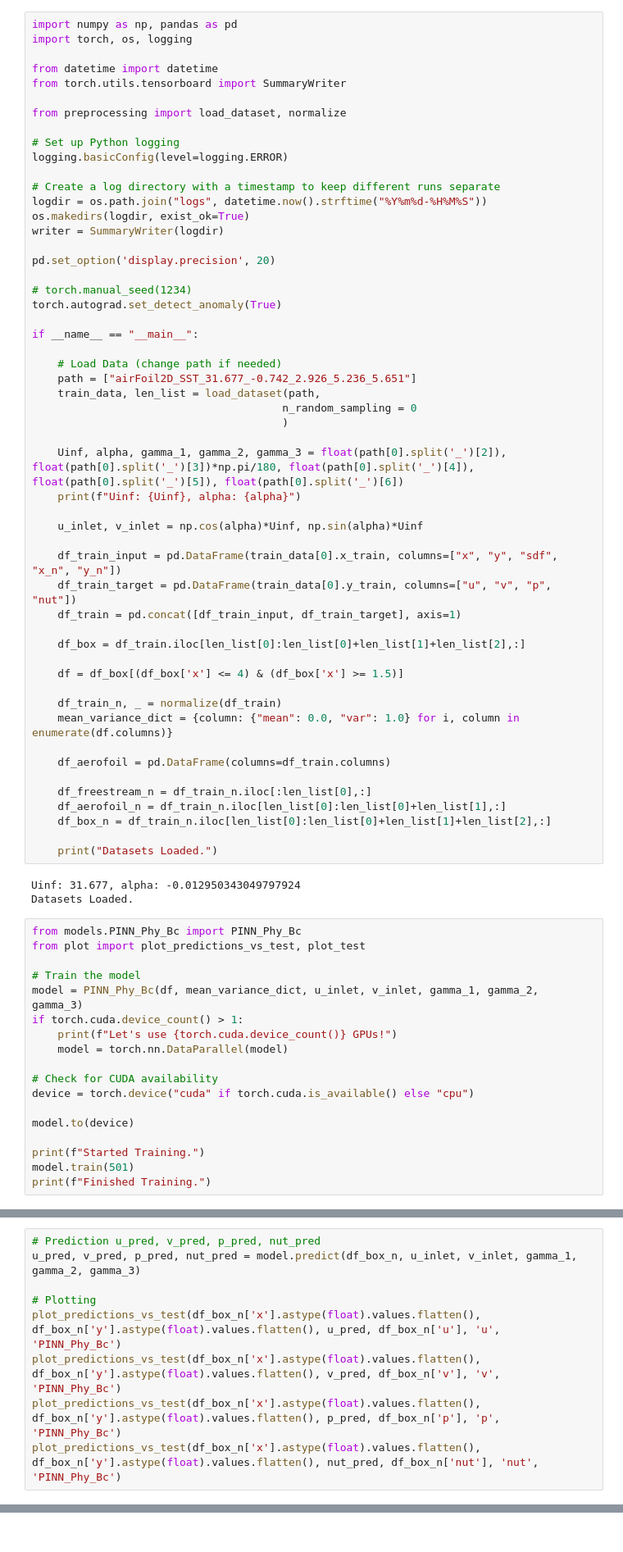
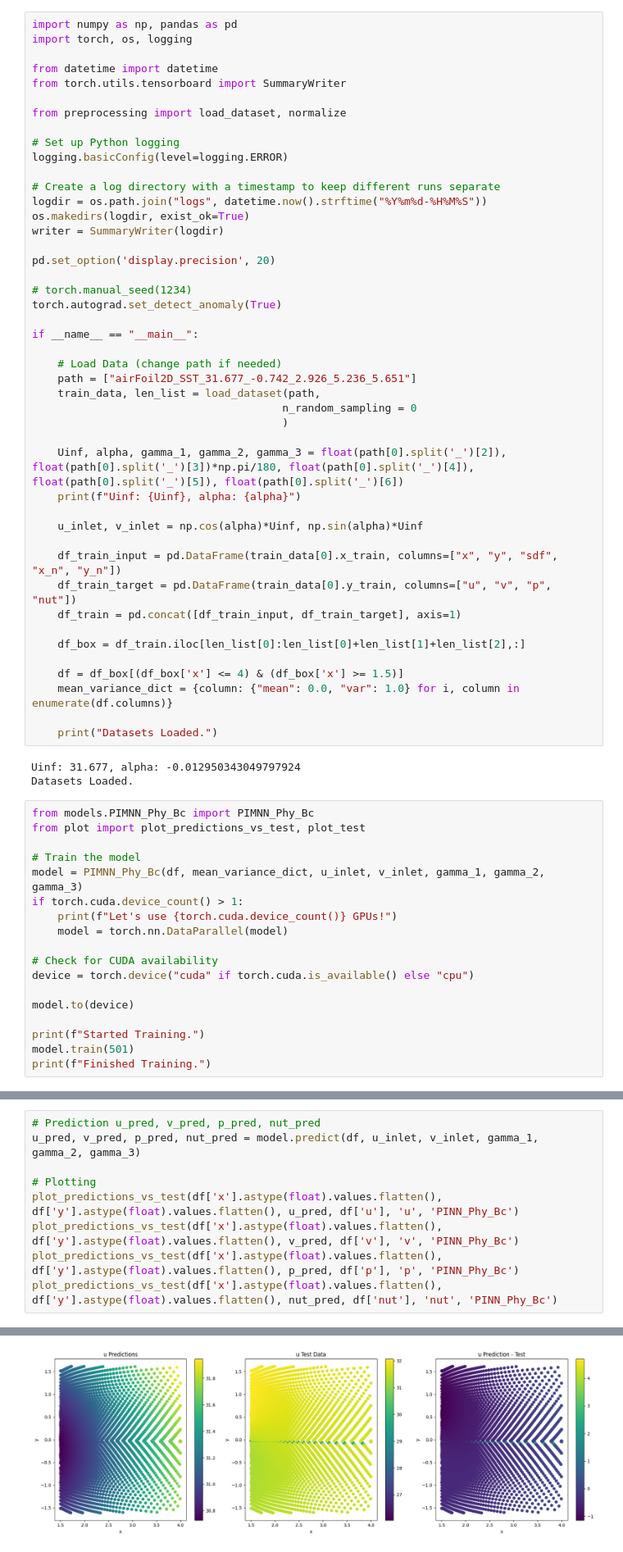
Before and after one commit to LeonDeligny/AirfRANS_PINNs, a Jupyter notebook: __main__.ipynb, the cells around one changed output, grey strips where cells are left out. Shown at 82% size. Saved outputs shown, nothing was run; the diff lists cells and outputs as text.

```diff
--- a/__main__.ipynb
+++ b/__main__.ipynb
@@ -40,26 +40,18 @@ if __name__ == "__main__":
     df_box = df_train.iloc[len_list[0]:len_list[0]+len_list[1]+len_list[2],:]
 
     df = df_box[(df_box['x'] <= 4) & (df_box['x'] >= 1.5)]
-
-    df_train_n, _ = normalize(df_train)
     mean_variance_dict = {column: {"mean": 0.0, "var": 1.0} for i, column in enumerate(df.columns)}
 
-    df_aerofoil = pd.DataFrame(columns=df_train.columns)
-
-    df_freestream_n = df_train_n.iloc[:len_list[0],:]
-    df_aerofoil_n = df_train_n.iloc[len_list[0]:len_list[0]+len_list[1],:]
-    df_box_n = df_train_n.iloc[len_list[0]:len_list[0]+len_list[1]+len_list[2],:]
-
     print("Datasets Loaded.")
 # %% [output]
 Uinf: 31.677, alpha: -0.012950343049797924
 Datasets Loaded.
 # %%
-from models.PINN_Phy_Bc import PINN_Phy_Bc
+from models.PIMNN_Phy_Bc import PIMNN_Phy_Bc
 from plot import plot_predictions_vs_test, plot_test
 
 # Train the model
-model = PINN_Phy_Bc(df, mean_variance_dict, u_inlet, v_inlet, gamma_1, gamma_2, gamma_3)
+model = PIMNN_Phy_Bc(df, mean_variance_dict, u_inlet, v_inlet, gamma_1, gamma_2, gamma_3)
 if torch.cuda.device_count() > 1:
     print(f"Let's use {torch.cuda.device_count()} GPUs!")
     model = torch.nn.DataParallel(model)
@@ -93,10 +87,10 @@ Iteration: 498
 # %%
 # Prediction u_pred, v_pred, p_pred, nut_pred
-u_pred, v_pred, p_pred, nut_pred = model.predict(df_box_n, u_inlet, v_inlet, gamma_1, gamma_2, gamma_3)
+u_pred, v_pred, p_pred, nut_pred = model.predict(df, u_inlet, v_inlet, gamma_1, gamma_2, gamma_3)
 
 # Plotting
-plot_predictions_vs_test(df_box_n['x'].astype(float).values.flatten(), df_box_n['y'].astype(float).values.flatten(), u_pred, df_box_n['u'], 'u', 'PINN_Phy_Bc')
-plot_predictions_vs_test(df_box_n['x'].astype(float).values.flatten(), df_box_n['y'].astype(float).values.flatten(), v_pred, df_box_n['v'], 'v', 'PINN_Phy_Bc')
-plot_predictions_vs_test(df_box_n['x'].astype(float).values.flatten(), df_box_n['y'].astype(float).values.flatten(), p_pred, df_box_n['p'], 'p', 'PINN_Phy_Bc')
-plot_predictions_vs_test(df_box_n['x'].astype(float).values.flatten(), df_box_n['y'].astype(float).values.flatten(), nut_pred, df_box_n['nut'], 'nut', 'PINN_Phy_Bc')
+plot_predictions_vs_test(df['x'].astype(float).values.flatten(), df['y'].astype(float).values.flatten(), u_pred, df['u'], 'u', 'PINN_Phy_Bc')
+plot_predictions_vs_test(df['x'].astype(float).values.flatten(), df['y'].astype(float).values.flatten(), v_pred, df['v'], 'v', 'PINN_Phy_Bc')
+plot_predictions_vs_test(df['x'].astype(float).values.flatten(), df['y'].astype(float).values.flatten(), p_pred, df['p'], 'p', 'PINN_Phy_Bc')
+plot_predictions_vs_test(df['x'].astype(float).values.flatten(), df['y'].astype(float).values.flatten(), nut_pred, df['nut'], 'nut', 'PINN_Phy_Bc')
 # %% [output]
@@ -103,0 +97 @@ TypeError: PINN_Phy_Bc.net_NS() missing 8 required positional arguments: 'x', 'y
+[figure, added]
```
Also changed, not shown: parts of 2 cells of this notebook, 2 other files.
